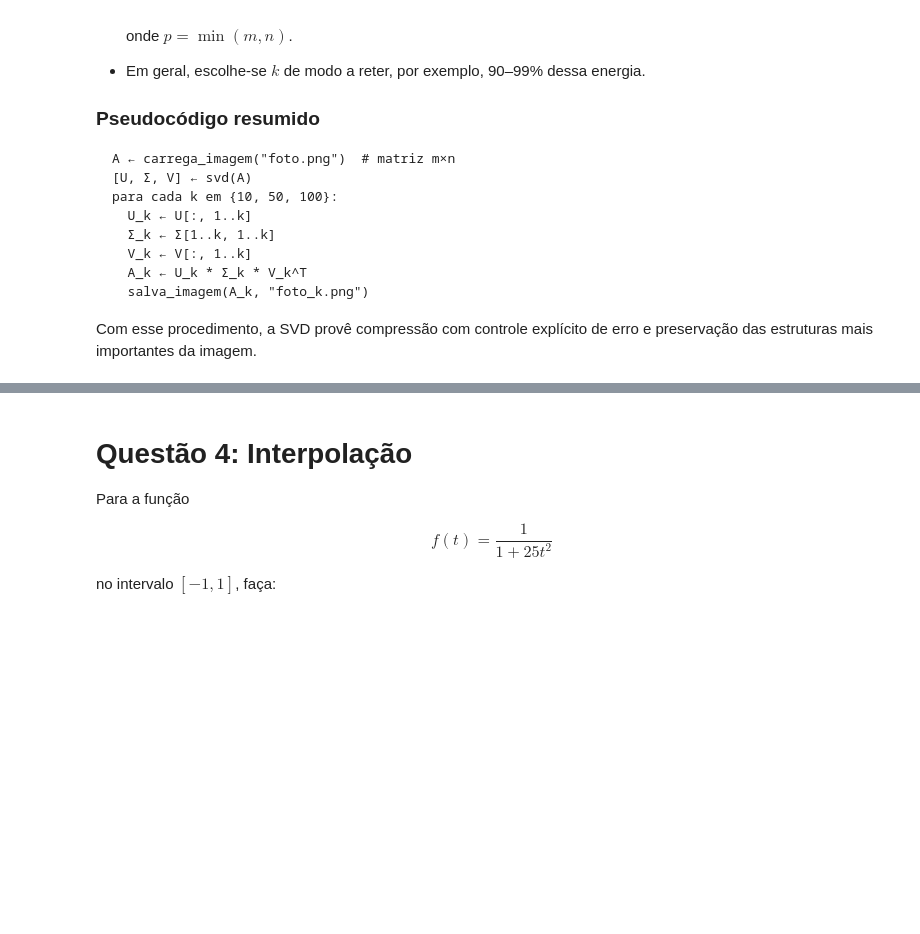
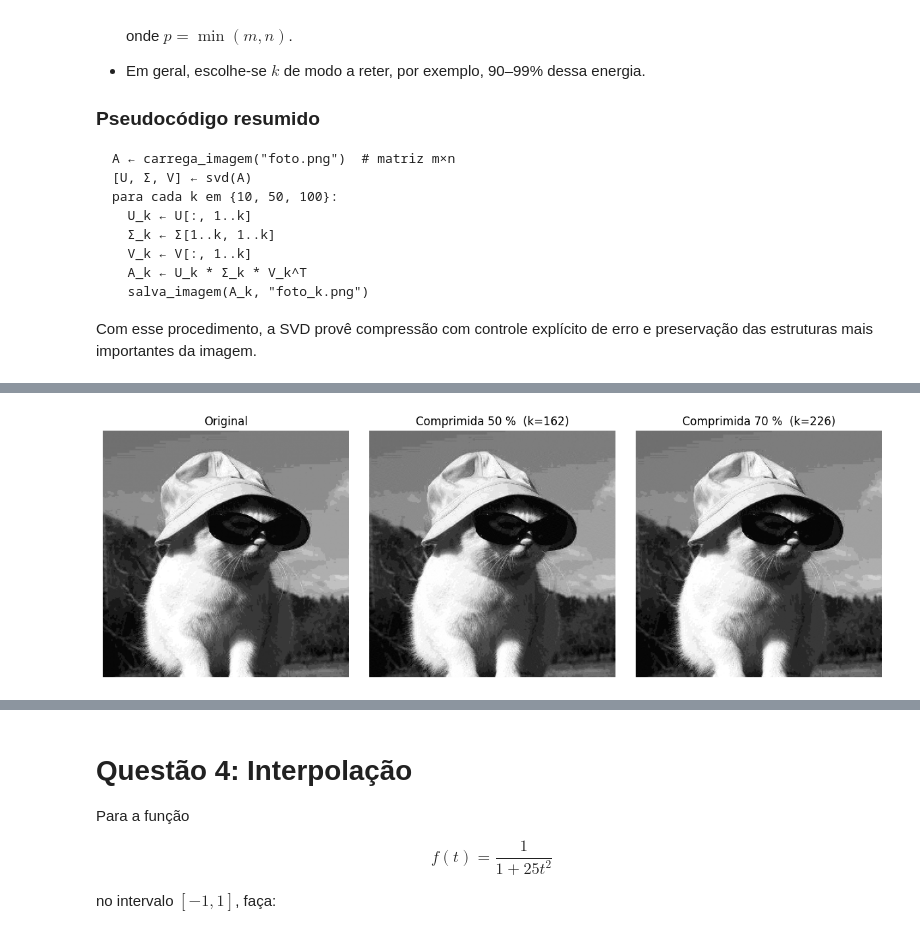
Before and after one commit to lfelipediniz/NumericEssentials, a Jupyter notebook: NumericEssentials.ipynb, the cells around one changed output, grey strips where cells are left out. Cells and saved outputs as stored; diff of their text form; code cells hidden in the pictures; blank space fills up the shorter version.

```diff
--- a/NumericEssentials.ipynb
+++ b/NumericEssentials.ipynb
@@ -1169,0 +1286,54 @@ Com esse procedimento, a SVD provê compressão com controle explícito de erro
+# %%
+import numpy as np
+import matplotlib.pyplot as plt
+import matplotlib.image as mpimg
+
+
+#Ler a imagem em tons de cinza normalizados [0,1]
+
+img = mpimg.imread('files-given/cat.png')
+
+if img.ndim == 3:  # se PNG RGB → converter para cinza pela luminância
+    r, g, b = img[..., 0], img[..., 1], img[..., 2]
+    img = 0.2989 * r + 0.5870 * g + 0.1140 * b
+
+img = img.astype(float) / img.max()       # normaliza (0 preto, 1 branco)
+
+
+# Decomposição SVD (NumPy)
+
+U, S, Vh = np.linalg.svd(img, full_matrices=False)
+
+
+# Reconstruções com 50 % e 70 % dos valores singulares
+
+m, n   = img.shape
+r      = min(m, n)              # posto máximo possível
+k50    = int(0.50 * r)          # metade dos σ_i
+k70    = int(0.70 * r)          # 70 %  dos σ_i
+
+def recon(U, S, Vh, k):
+    return (U[:, :k] * S[:k]) @ Vh[:k, :]
+
+img_50 = recon(U, S, Vh, k50)
+img_70 = recon(U, S, Vh, k70)
+
+
+# Plot: original · 50 % · 70 %
+
+fig, ax = plt.subplots(1, 3, figsize=(12, 4))
+
+titles = ['Original',
+          f'Comprimida 50 %  (k={k50})',
+          f'Comprimida 70 %  (k={k70})']
+imgs   = [img, img_50, img_70]
+
+for a, im, t in zip(ax, imgs, titles):
+    a.imshow(im, cmap='gray', vmin=0, vmax=1)
+    a.set_title(t)
+    a.axis('off')
+
+plt.tight_layout()
+plt.show()
+# %% [output]
+[figure, added]
```
Also changed, not shown: parts of 29 cells of this notebook.
